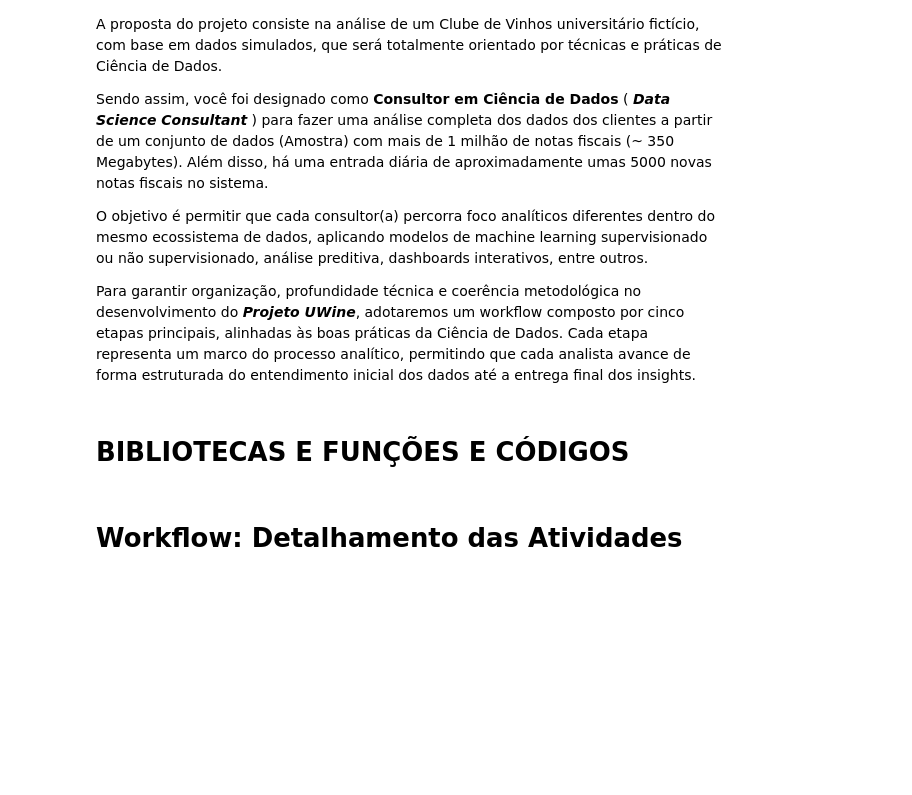
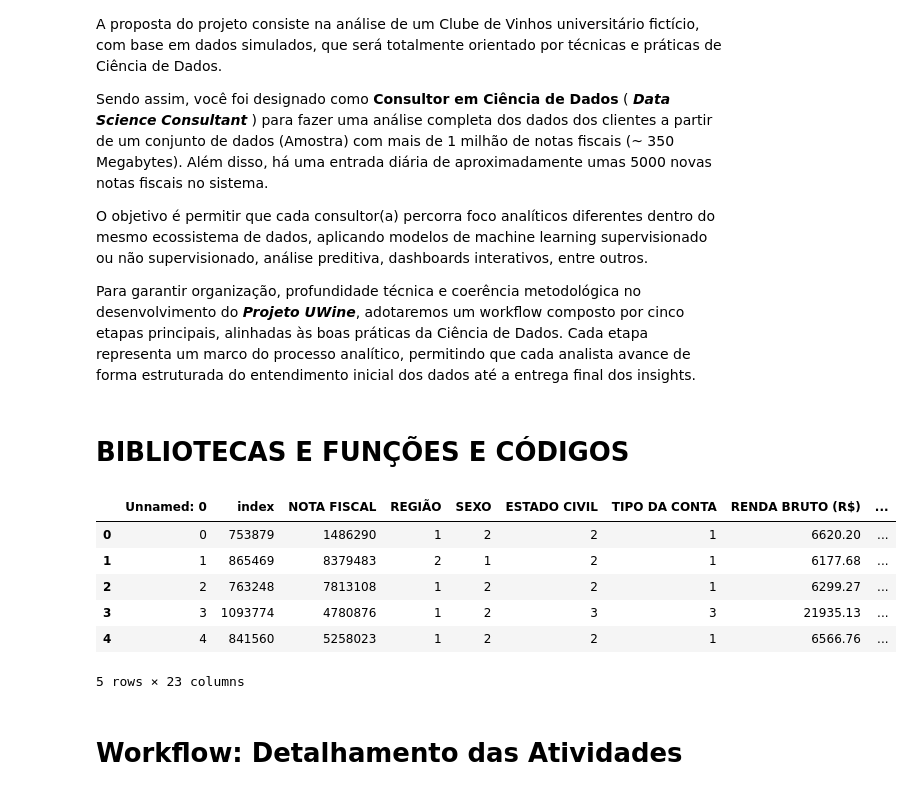
Before and after one commit to Iza-Lis/TCC-UWine-Analise-Dados, a Jupyter notebook: WORKFLOW_PARTE_1.ipynb, the cells around one changed output. Drawn from its saved outputs; the diff is of its cells as text; code cells hidden in the pictures; blank space fills up the shorter version.

```diff
--- a/WORKFLOW_PARTE_1.ipynb
+++ b/WORKFLOW_PARTE_1.ipynb
@@ -44,6 +67,15 @@ Para garantir organização, profundidade técnica e coerência metodológica no
 # %%
-# load do seu TABLE ? aqui: Numero ???
-table4 = pd.load('table4.csv')
+# load do seu TABLE 4 aqui: Numero 4
+table4 = pd.read_csv('table4.csv')
+table4.head()
+# %% [output]
+|  | Unnamed: 0 | index | NOTA FISCAL | REGIÃO | SEXO | ESTADO CIVIL | TIPO DA CONTA | RENDA BRUTO (R$) | ... |
+| 0 | 0 | 753879 | 1486290 | 1 | 2 | 2 | 1 | 6620.20 | ... |
+| 1 | 1 | 865469 | 8379483 | 2 | 1 | 2 | 1 | 6177.68 | ... |
+| 2 | 2 | 763248 | 7813108 | 1 | 2 | 2 | 1 | 6299.27 | ... |
+| 3 | 3 | 1093774 | 4780876 | 1 | 2 | 3 | 3 | 21935.13 | ... |
+| 4 | 4 | 841560 | 5258023 | 1 | 2 | 2 | 1 | 6566.76 | ... |
+5 rows × 23 columns
 # %%
 # CORREÇÃO DO ERRO ETL:
 def troca_rotulos(df: pd.DataFrame) -> pd.DataFrame:
```
Also changed, not shown: parts of 1 cell of this notebook.
